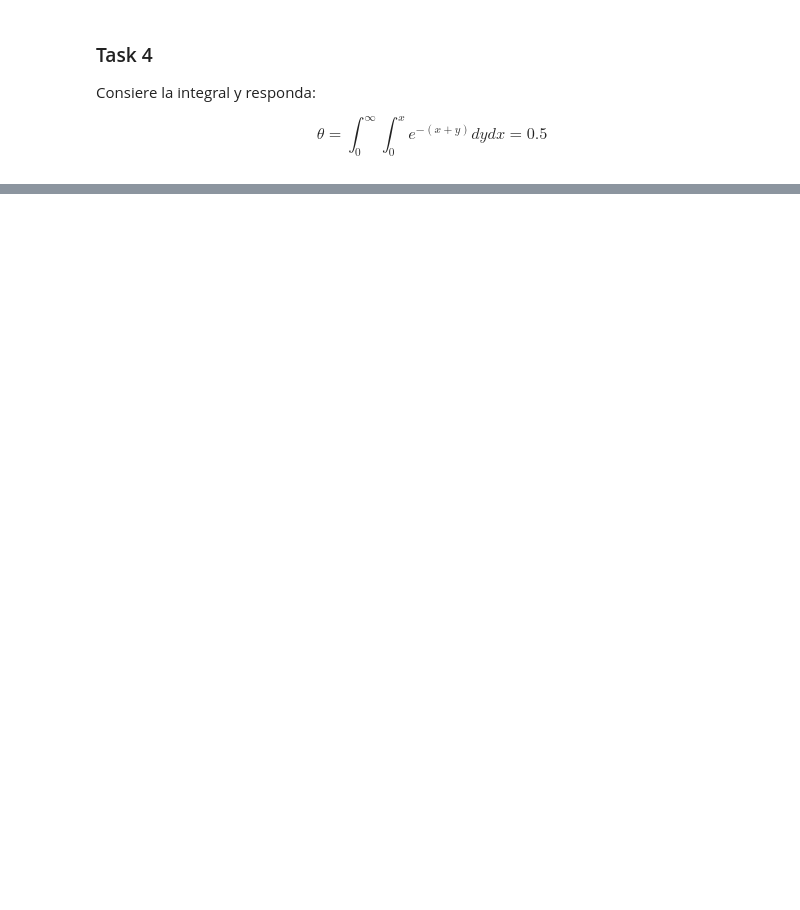
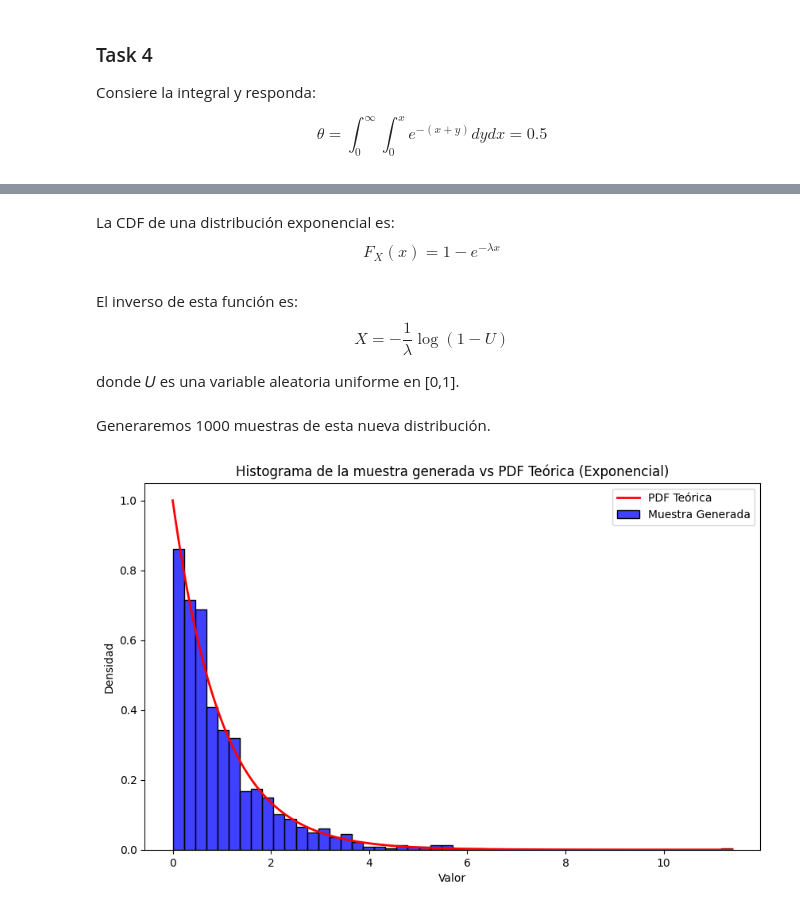
Before and after one commit to gusanitor8/RandomNumbers, a Jupyter notebook: lab4.ipynb, the cells around one changed output, grey strips where cells are left out. Drawn from its saved outputs; the diff is of its cells as text; code cells hidden in the pictures; blank space fills up the shorter version.

```diff
--- a/lab4.ipynb
+++ b/lab4.ipynb
@@ -316,0 +362,28 @@ The aproximated volume with 100_000 iterations is: 0.39816
+# %% [markdown]
+La CDF de una distribución exponencial es:
+$$F_X(x) = 1 - e^{-\lambda x}$$
+# %% [markdown]
+El inverso de esta función es:
+$$X = -\frac{1}{\lambda} \log(1 - U)$$
+
+donde 𝑈 es una variable aleatoria uniforme en [0,1].
+# %% [markdown]
+Generaremos 1000 muestras de esta nueva distribución.
+# %%
+# Task 2: Distribución Exponencial
+lambda_ = 1.0
+exp_samples = -np.log(1 - np.random.uniform(size=n)) / lambda_
+
+# Graficar histograma
+plt.figure(figsize=(10, 6))
+sns.histplot(exp_samples, bins=50, kde=False, color='blue', stat='density', label='Muestra Generada')
+x = np.linspace(0, exp_samples.max(), 1000)
+pdf = lambda_ * np.exp(-lambda_ * x)
+plt.plot(x, pdf, 'r-', lw=2, label='PDF Teórica')
+plt.title('Histograma de la muestra generada vs PDF Teórica (Exponencial)')
+plt.xlabel('Valor')
+plt.ylabel('Densidad')
+plt.legend()
+plt.show()
+# %% [output]
+[figure, added]
```
Also changed, not shown: parts of 17 cells of this notebook.
